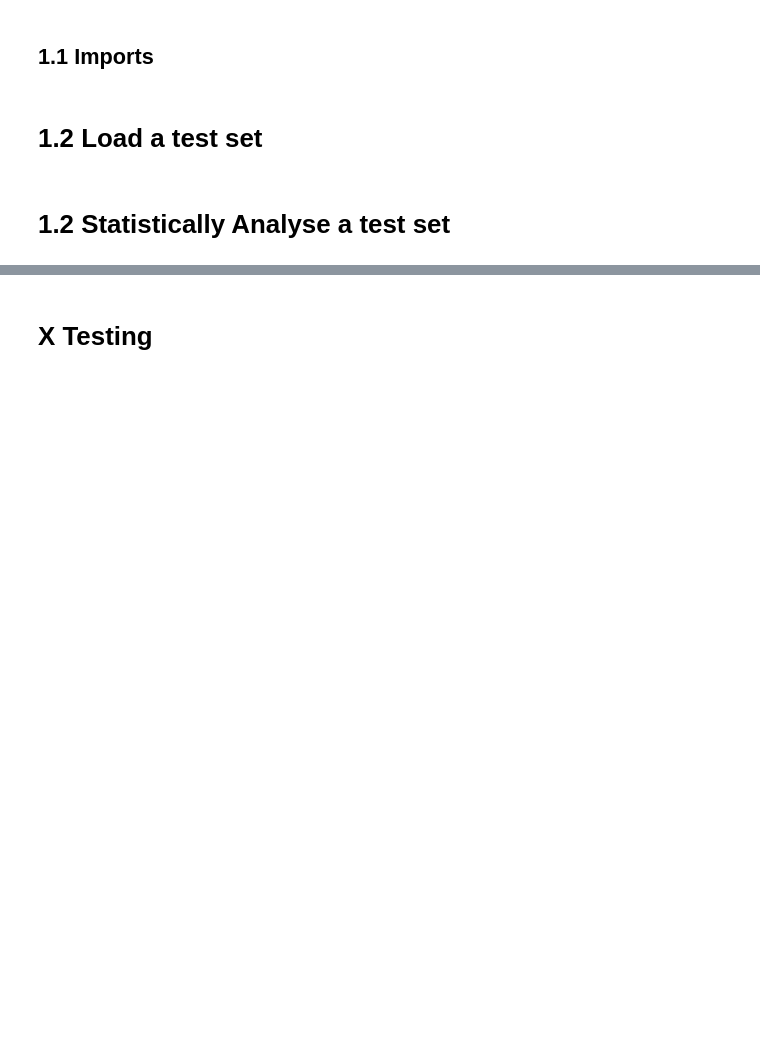
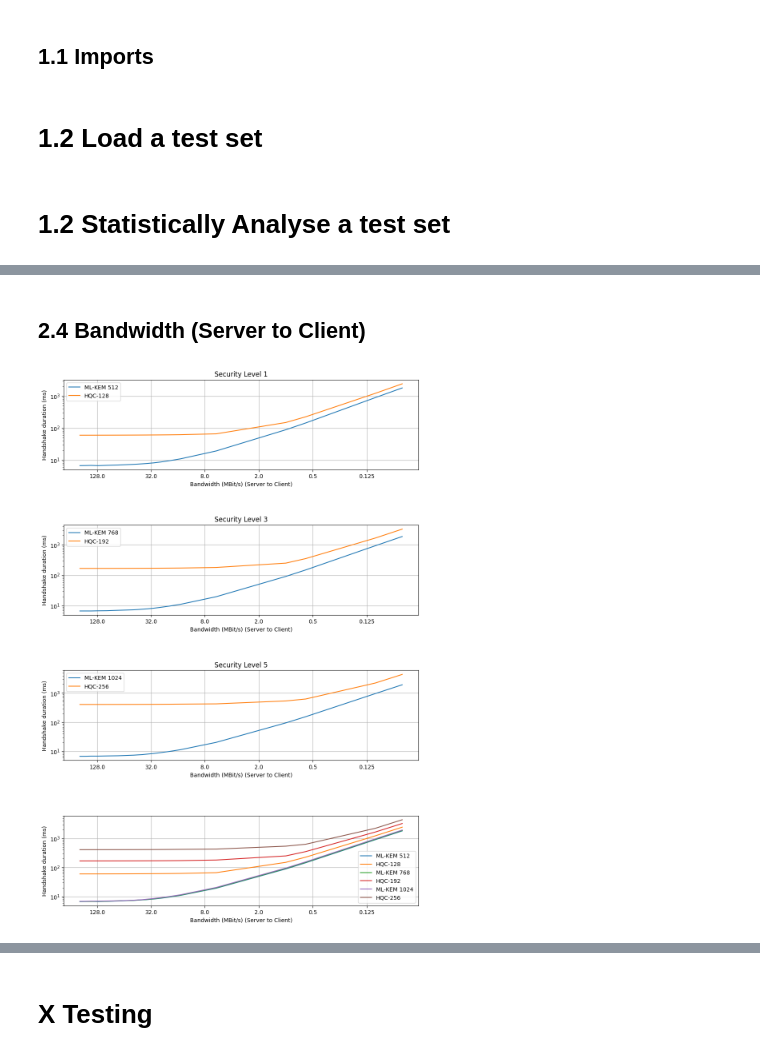
Before and after one commit to OscarTopliss/dissertation-results-analysis, a Jupyter notebook: analyse-tls-results.ipynb, the cells around one changed output, grey strips where cells are left out. Cells and saved outputs as stored; diff of their text form; code cells hidden in the pictures; blank space fills up the shorter version.

```diff
--- a/analyse-tls-results.ipynb
+++ b/analyse-tls-results.ipynb
@@ -104,0 +210,6 @@ def analyse_test_set(test_set: pd.DataFrame):
+# %% [markdown]
+## 2.4 Bandwidth (Server to Client)
+# %%
+plot_all_kems("server_rate", "Bandwidth (MBit/s) (Server to Client)", subdir="bandwidth-server-to-client", inverse=True, logy=True, logx=True)
+# %% [output]
+[figure, added]
```
Also changed, not shown: parts of 15 cells of this notebook, 1 other file.
